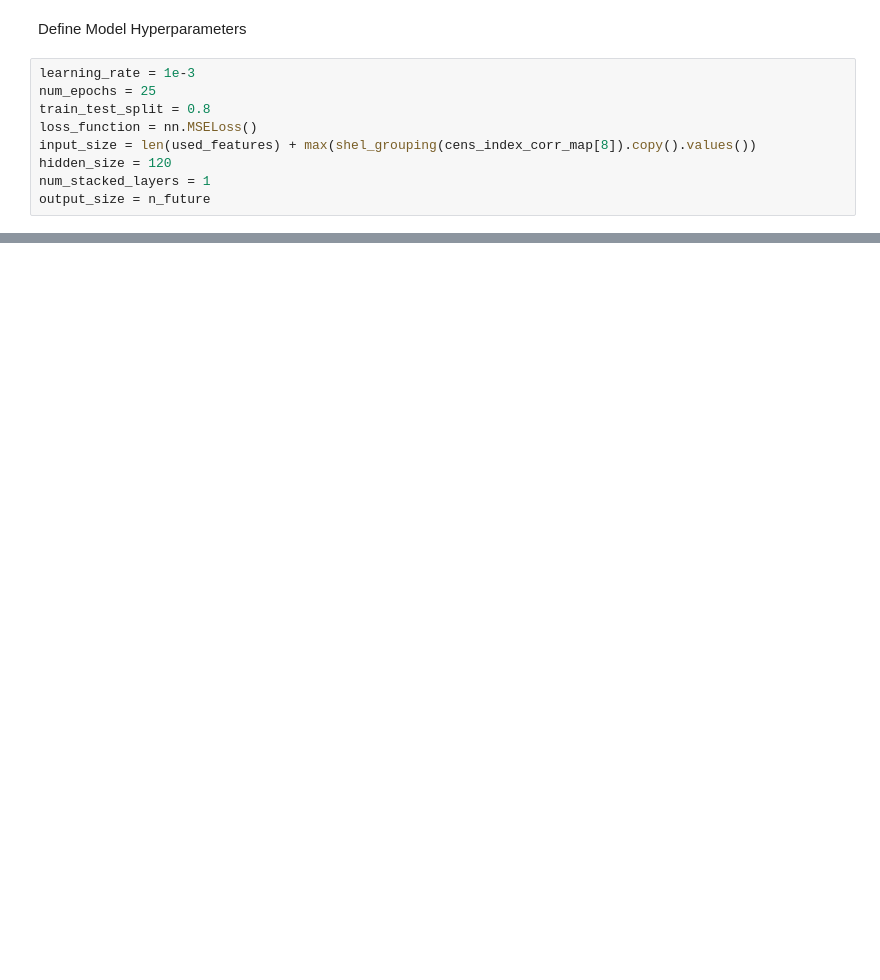
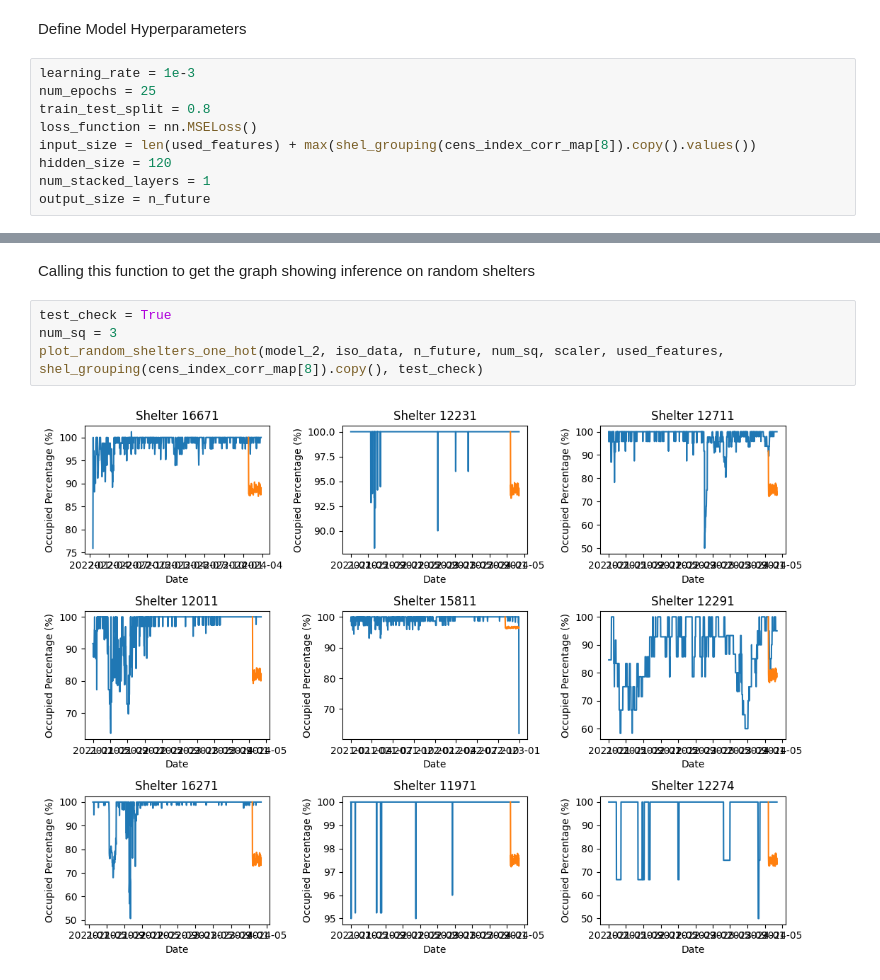
Before and after one commit to Tomasdfgh/RBCs_Borealis_AIs_Shelter_Occupancy_Forecast, a Jupyter notebook: LSTM/[3] Location_Grouping_Multivariate_LSTM.ipynb, the cells around one changed output, grey strips where cells are left out. Cells and saved outputs as stored; diff of their text form; blank space fills up the shorter version.

```diff
--- a/LSTM/[3] Location_Grouping_Multivariate_LSTM.ipynb
+++ b/LSTM/[3] Location_Grouping_Multivariate_LSTM.ipynb
@@ -1086,0 +1135,9 @@ output_size = n_future
+# %% [markdown]
+
+Calling this function to get the graph showing inference on random shelters
+# %%
+test_check = True
+num_sq = 3
+plot_random_shelters_one_hot(model_2, iso_data, n_future, num_sq, scaler, used_features, shel_grouping(cens_index_corr_map[8]).copy(), test_check)
+# %% [output]
+[figure, added]
```
Also changed, not shown: parts of 14 cells of this notebook.
